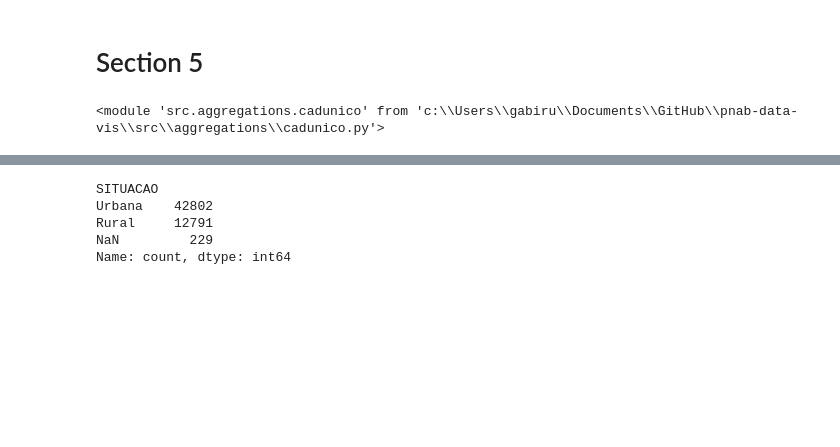
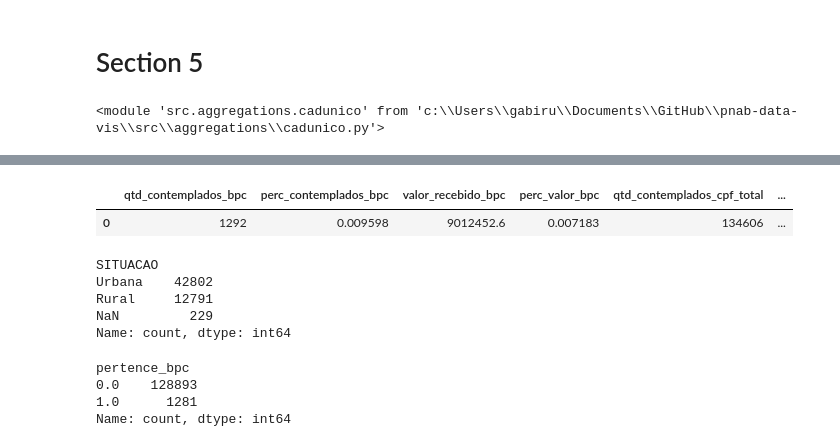
Before and after one commit to SGE-Subsecretaria-de-Gestao-Estrategica/pnab-data-vis, a Jupyter notebook: src/notebooks/gabriel_create_csv.ipynb, the cells around one changed output, grey strips where cells are left out. Cells and saved outputs as stored; diff of their text form; code cells hidden in the pictures; blank space fills up the shorter version.

Commit message:
cad unico

```diff
--- a/src/notebooks/gabriel_create_csv.ipynb
+++ b/src/notebooks/gabriel_create_csv.ipynb
@@ -272,4 +272,6 @@ df_cad_unic_faixa_valor.to_csv(settings.DATA_PATH_SECTION5 / 'aggregate_cadunico
 df_cad_unico_bpf = cadunico.aggregate_bolsa_familia_summary(df_cubo=df_cubo)
 df_cad_unico_bpf.to_csv(settings.DATA_PATH_SECTION5 / 'aggregate_bolsa_familia_summary.csv')
 # %%
-df_cad_unico_bpf
+# aggregate_bpc_summary.csv
+df_cad_unico_bpc = cadunico.aggregate_bpc_summary(df_cubo=df_cubo)
+df_cad_unico_bpc.to_csv(settings.DATA_PATH_SECTION5 / 'aggregate_bpc_summary.csv')
@@ -279,5 +278,8 @@ df_cad_unico_bpf
 # %%
-df_cubo_cadunico = df_cubo[df_cubo['pessoaCad_cadunico'].notna()]
+df_cad_unico_bpc
+# %% [output]
+|  | qtd_contemplados_bpc | perc_contemplados_bpc | valor_recebido_bpc | perc_valor_bpc | qtd_contemplados_cpf_total | ... |
+| 0 | 1292 | 0.009598 | 9012452.6 | 0.007183 | 134606 | ... |
 # %%
 df_cubo_cadunico['SITUACAO'].value_counts(dropna=False)
 # %% [output]
@@ -286,3 +288,10 @@ Urbana    42802
 Rural     12791
 NaN         229
 Name: count, dtype: int64
+# %%
+df_cubo['pertence_bpc'].value_counts()
+# %% [output]
+pertence_bpc
+0.0    128893
+1.0      1281
+Name: count, dtype: int64
```
Also changed, not shown: parts of 1 cell of this notebook, 2 other files.
